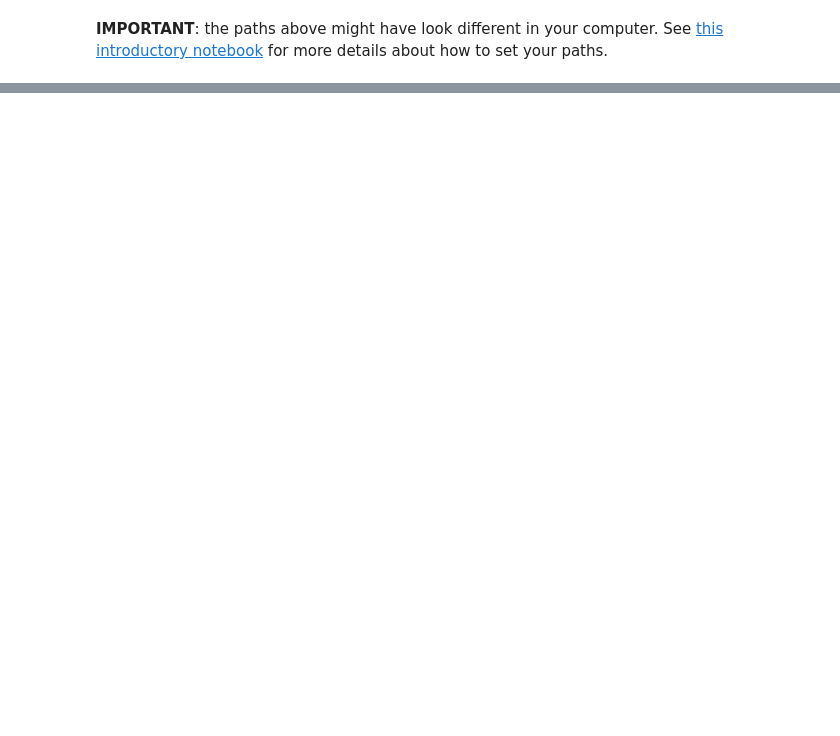
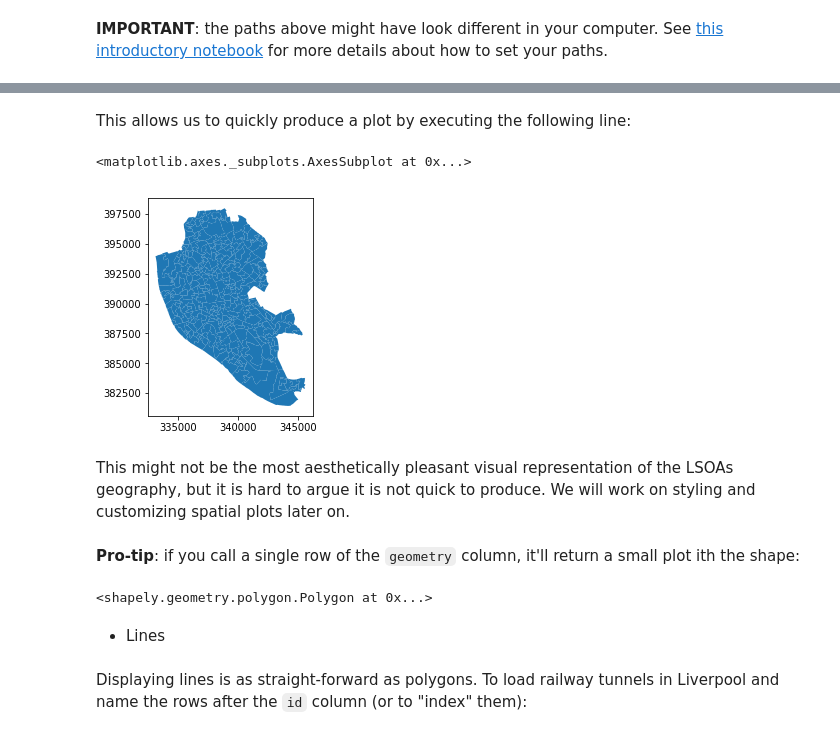
Before and after one commit to darribas/gds18, a Jupyter notebook: content/labs/lab_03.ipynb, the cells around one changed output, grey strips where cells are left out. Saved outputs shown, nothing was run; the diff lists cells and outputs as text; code cells hidden in the pictures; blank space fills up the shorter version.

```diff
--- a/content/labs/lab_03.ipynb
+++ b/content/labs/lab_03.ipynb
@@ -39,2 +27,6 @@ data_path = '../../../gds17_data/Liverpool/'
+# %%
+# This might have to look different in your computer
+lcp_dir = '../../../gds18_data/Liverpool/'
+los_dir = '../../../gds18_data/E08000012_OS/'
 # %% [markdown]
 **IMPORTANT**: the paths above might have look different in your computer. See [this introductory notebook](begin.html) for more details about how to set your paths.
@@ -460,0 +43,3 @@ in this course are available as an open Github repository available at: [`https:
+# %%
+lsoas_link = lcp_dir + 'shapefiles/Liverpool_lsoa11.shp'
+lsoas = gpd.read_file(lsoas_link)
@@ -460,0 +57,19 @@ in this course are available as an open Github repository available at: [`https:
+# %% [markdown]
+This allows us to quickly produce a plot by executing the following line:
+# %%
+lsoas.plot()
+# %% [output]
+<matplotlib.axes._subplots.AxesSubplot at 0x...>
+[figure, added]
+# %% [markdown]
+This might not be the most aesthetically pleasant visual representation of the LSOAs geography, but it is hard to argue it is not quick to produce. We will work on styling and customizing spatial plots later on.
+# %% [markdown]
+**Pro-tip**: if you call a single row of the `geometry` column, it'll return a small plot ith the shape:
+# %%
+lsoas.loc[0, 'geometry']
+# %% [output]
+<shapely.geometry.polygon.Polygon at 0x...>
+# %% [markdown]
+* Lines
+# %% [markdown]
+Displaying lines is as straight-forward as polygons. To load railway tunnels in Liverpool and name the rows after the `id` column (or to "index" them):
```
Also changed, not shown: parts of 208 cells of this notebook, 40 other files.
